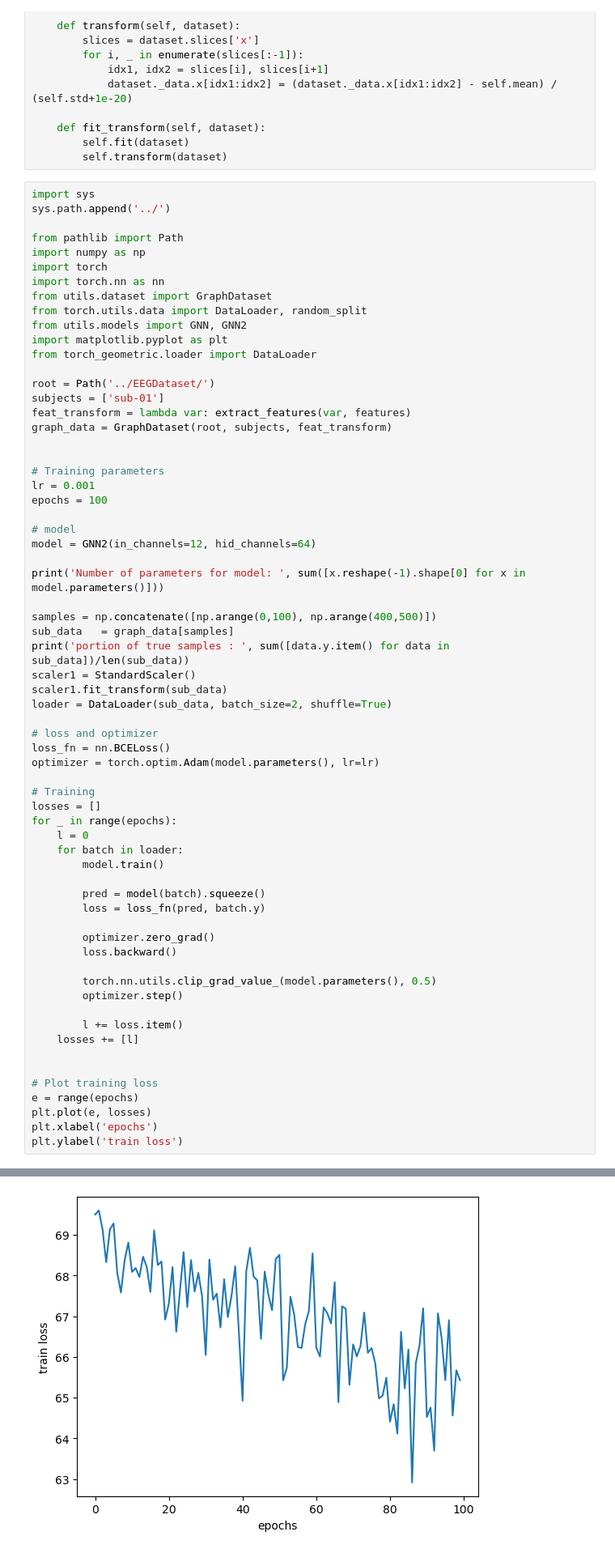
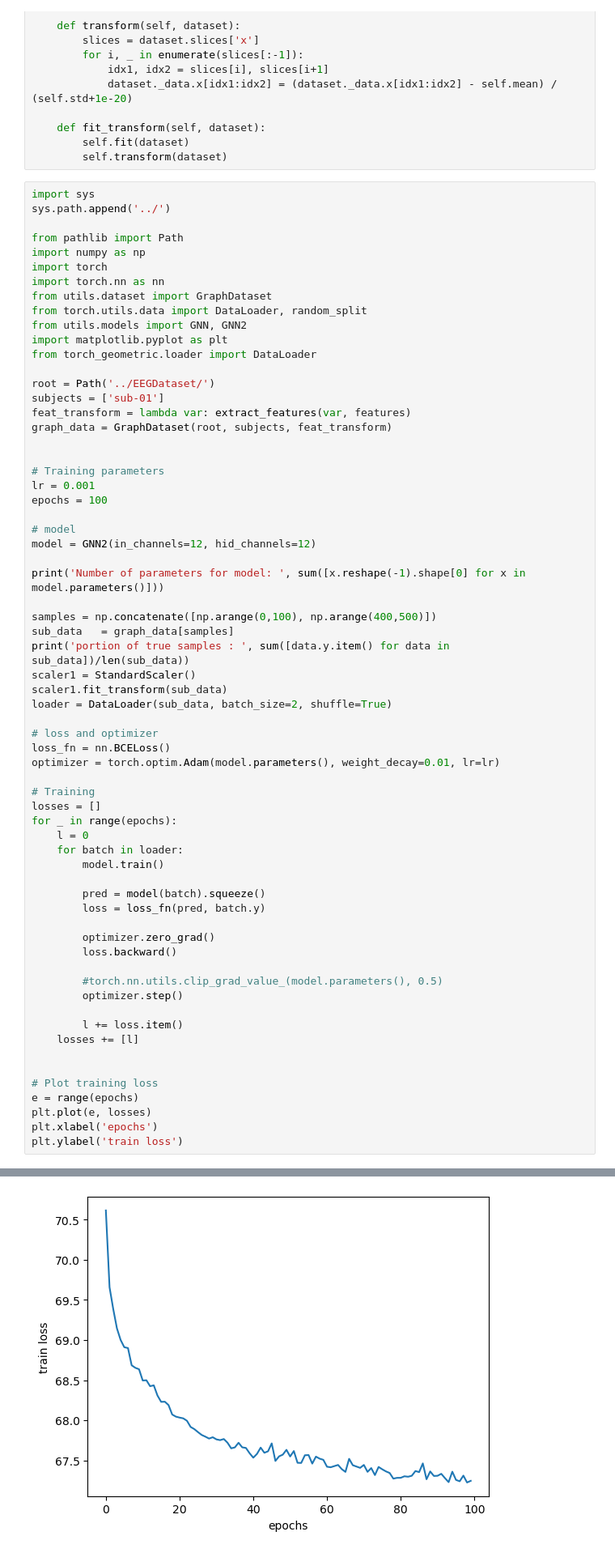
Before and after one commit to NinoHerve/NetworkMachineLearning_2023, a Jupyter notebook: NotebooksNino/EEG_gnn1.ipynb, the cells around one changed output, grey strips where cells are left out. Shown at 81% size. Saved outputs shown, nothing was run; the diff lists cells and outputs as text.

```diff
--- a/NotebooksNino/EEG_gnn1.ipynb
+++ b/NotebooksNino/EEG_gnn1.ipynb
@@ -291,7 +291,7 @@ lr = 0.001
 epochs = 100
 
 # model
-model = GNN2(in_channels=12, hid_channels=64)
+model = GNN2(in_channels=12, hid_channels=12)
 
 print('Number of parameters for model: ', sum([x.reshape(-1).shape[0] for x in model.parameters()]))
 
@@ -304,7 +304,7 @@ loader = DataLoader(sub_data, batch_size=2, shuffle=True)
 
 # loss and optimizer
 loss_fn = nn.BCELoss()
-optimizer = torch.optim.Adam(model.parameters(), lr=lr)
+optimizer = torch.optim.Adam(model.parameters(), weight_decay=0.01, lr=lr)
 
 # Training
 losses = []
@@ -319,7 +319,7 @@ for _ in range(epochs):
         optimizer.zero_grad()
         loss.backward()
 
-        torch.nn.utils.clip_grad_value_(model.parameters(), 0.5)
+        #torch.nn.utils.clip_grad_value_(model.parameters(), 0.5)
         optimizer.step()
 
         l += loss.item()
@@ -336,6 +336,6 @@ Number of parameters for model:  1025
 portion of true samples :  0.5
 Text(0, 0.5, 'train loss')
-[figure, old version]
+[figure, new version]
 # %%
 valid(loader, model, loss_fn)
 # %% [output]
```
Also changed, not shown: parts of 9 cells of this notebook, 1 other file.
